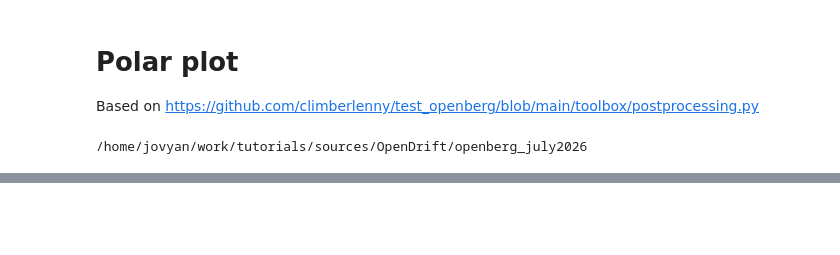
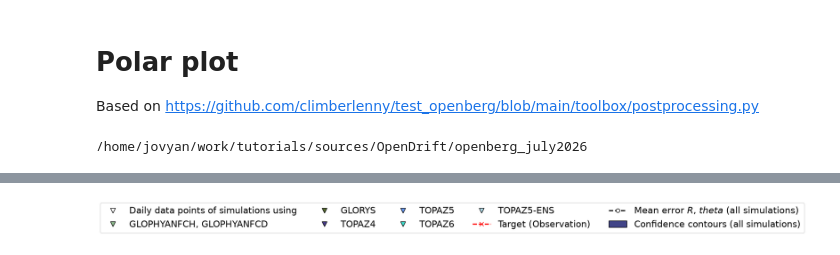
Before and after one commit to lia-f-h/openberg_july2026, a Jupyter notebook: scripts/polarplot_mult_new.ipynb, the cells around one changed output, grey strips where cells are left out. Saved outputs shown, nothing was run; the diff lists cells and outputs as text; code cells hidden in the pictures; blank space fills up the shorter version.

```diff
--- a/scripts/polarplot_mult_new.ipynb
+++ b/scripts/polarplot_mult_new.ipynb
@@ -170,0 +141,32 @@ out
+# %%
+# Plot legend seperately
+from matplotlib.patches import Patch
+from matplotlib.lines import Line2D
+import matplotlib.pyplot
+
+fig,ax = plt.subplots(1,1,figsize=(5,0.8))
+legend_elements = []
+lab = [legenddict[l]['kw'] for l in legenddict]
+lab = [l if 'TOPAZ6' not in l else 'TOPAZ6' for l in lab]
+lab = [l if 'Ens' not in l else 'TOPAZ5-ENS' for l in lab]
+#Data points
+legend_elements = [Line2D([0], [0],linestyle='-', color='w', marker='v', markerfacecolor='w',markeredgecolor='k', markersize=8,
+                          label=f"Daily data points of simulations using"),]
+legend_elements = legend_elements+[Line2D([0], [0],linestyle='-', color='w', markerfacecolor=legenddict[run]['col'],
+                                          alpha=legenddict[run]['alpha'], marker='v',markeredgecolor='k', markersize=8,
+                                   label=lab[ii]) for ii,run in enumerate(legenddict)]
+#contours, mean error, target
+legend_elements = legend_elements+[Line2D([0], [0],linestyle='--', color='r',marker='x', markersize=7, lw=2,label='Target (Observation)'),
+                  Line2D([0], [0],linestyle='--', color='k',marker='o',markerfacecolor='w', markeredgecolor='k', lw=2, markersize=6.5,
+                         label='Mean error $R$, $theta$ (all simulations)'),
+                  Patch(facecolor=plt.colormaps['viridis'](0.2), edgecolor='k',label='Confidence contours (all simulations)'),]
+
+leg = plt.legend(handles=legend_elements,fontsize=16,loc='center',ncol=5)#,ncol=len(legend_elements0+legend_elements2),                  columnspacing=0.6,labelspacing=0.3,loc='center',bbox_to_anchor=bbox_dict[kw][0])
+                   # loc='upper center', bbox_to_anchor=(0.5,0.05))
+                   # loc='center left', bbox_to_anchor=(0.9,0.5))
+
+ax.axis('off')
+plt.savefig('./results/analysis_polarplot_legend.png', bbox_inches="tight", dpi=400,)
+plt.show()
+# %% [output]
+[figure, added]
```
Also changed, not shown: parts of 8 cells of this notebook, 16 other files.
